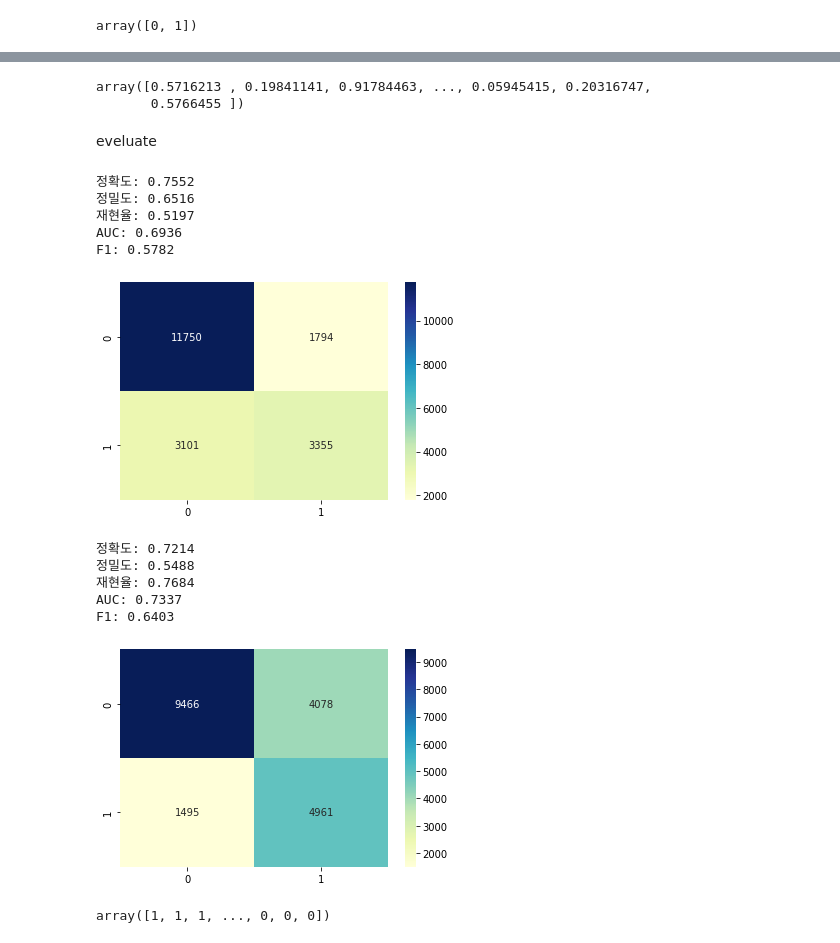
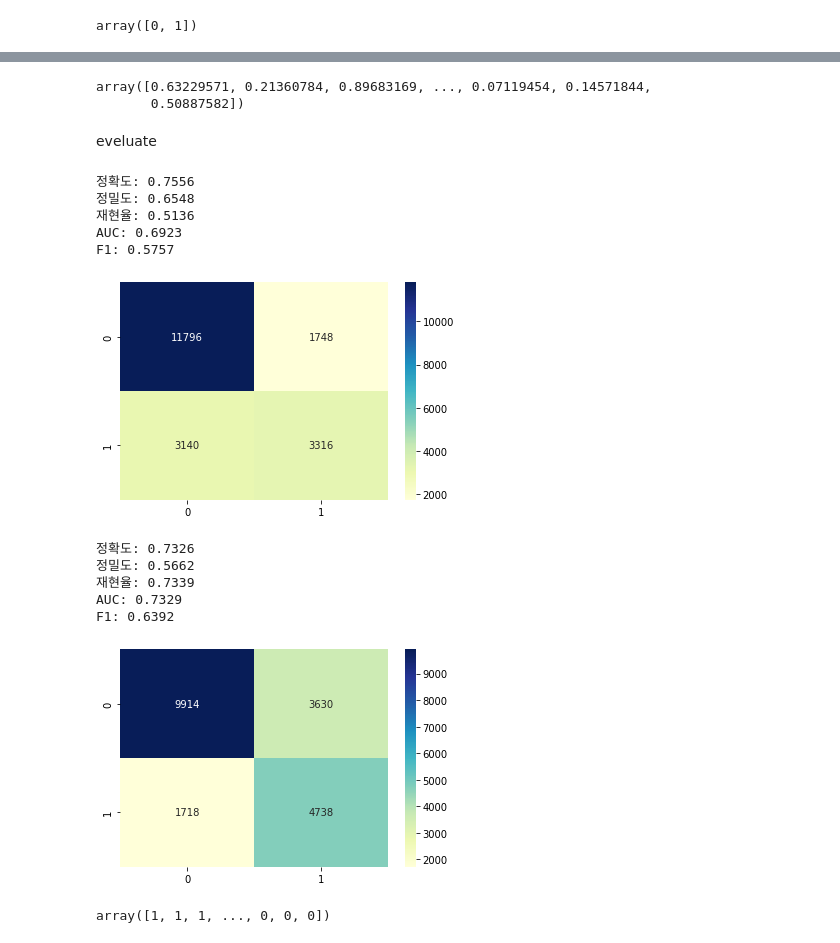
Before and after one commit to DaeYeongMonster/default-prediction, a Jupyter notebook: models/lightgbm1.ipynb, the cells around one changed output, grey strips where cells are left out. Drawn from its saved outputs; the diff is of its cells as text; code cells hidden in the pictures.

```diff
--- a/models/lightgbm1.ipynb
+++ b/models/lightgbm1.ipynb
@@ -168,13 +168,13 @@ from scipy.stats import uniform as sp_uniform
 #  'num_leaves': 120,
 #  'reg_alpha': 8}
 
-param_test ={'num_leaves': [80, 100, 120, 140],
+param_test ={'num_leaves': [100, 120, 140],
              'min_child_samples': [5, 10, 15, 20],
              'max_depth': [15, 20, 25],
             #  'min_child_weight': [1e-5, 1e-3, 1e-2, 1e-1, 1, 1e1, 1e2, 1e3, 1e4],
              'learning_rate': [0.05, 0.1, 0.2],
             #  'colsample_bytree': sp_uniform(loc=0.8, scale=0.15),
-             'reg_alpha': [6, 8, 10, 12, 14],
+             'reg_alpha': [6, 8, 10],
             #  'reg_lambda': [0, 1e-3, 1e-1, 1, 10, 50, 100]
             }
 # %%
@@ -229,8 +229,8 @@ y_pred = clf.predict(X_valid)
 y_pred_prob = clf.predict_proba(X_valid)
 y_pred_prob[:,1]
 # %% [output]
-array([0.5716213 , 0.19841141, 0.91784463, ..., 0.05945415, 0.20316747,
-       0.5766455 ])
+array([0.63229571, 0.21360784, 0.89683169, ..., 0.07119454, 0.14571844,
+       0.50887582])
 # %% [markdown]
 eveluate
 # %%
@@ -254,22 +254,22 @@ def get_clf_eval(y_actual, y_pred):
 # 성능 확인
 get_clf_eval(y_valid, y_pred)
 # %% [output]
-정확도: 0.7552
-정밀도: 0.6516
-재현율: 0.5197
-AUC: 0.6936
-F1: 0.5782
+정확도: 0.7556
+정밀도: 0.6548
+재현율: 0.5136
+AUC: 0.6923
+F1: 0.5757
 [figure]
 # %%
 # threshold 변경 및 성능 확인
-get_clf_eval(y_valid, y_pred_prob[:,1]>0.29)
+get_clf_eval(y_valid, y_pred_prob[:,1]>0.32)
 # %% [output]
-정확도: 0.7214
-정밀도: 0.5488
-재현율: 0.7684
-AUC: 0.7337
-F1: 0.6403
+정확도: 0.7326
+정밀도: 0.5662
+재현율: 0.7339
+AUC: 0.7329
+F1: 0.6392
-[figure, old version]
+[figure, new version]
 # %%
 # 제출 양식 다운로드
 submit = pd.read_csv(path + '/data/sample_submission.csv')
```
Also changed, not shown: parts of 3 cells of this notebook, 2 other files.
